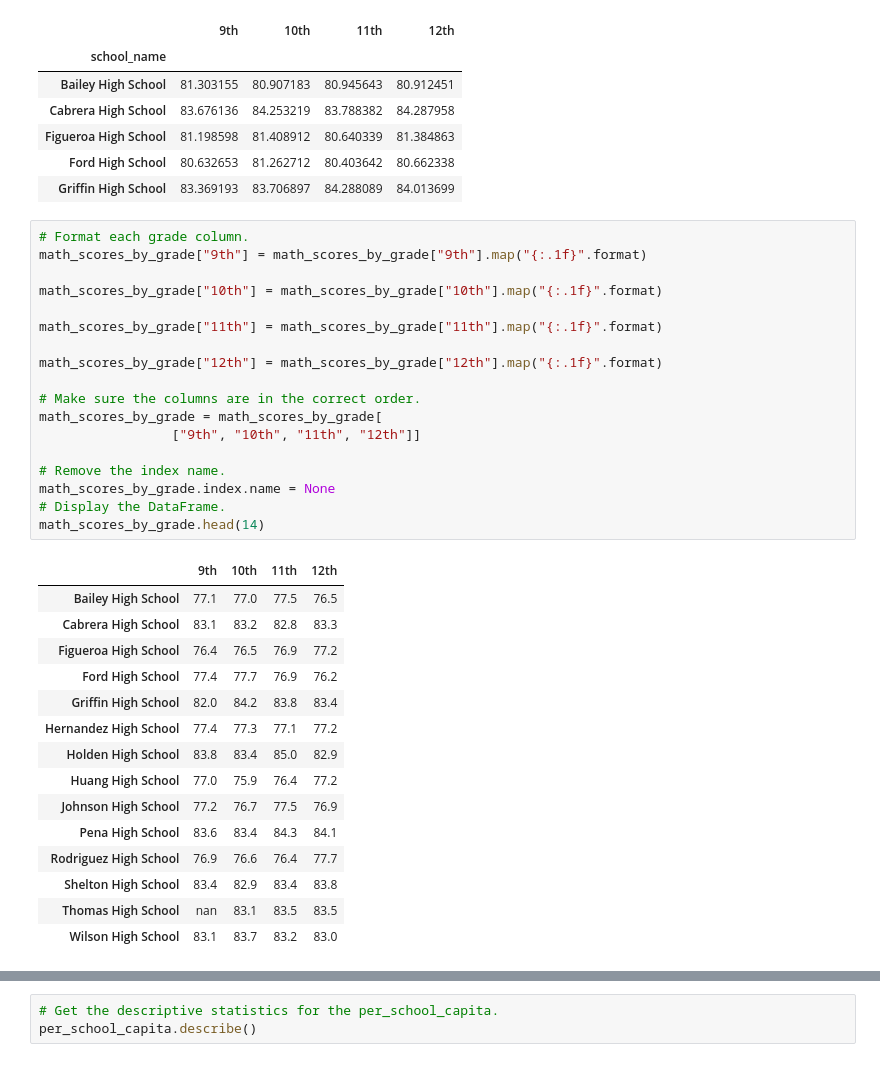
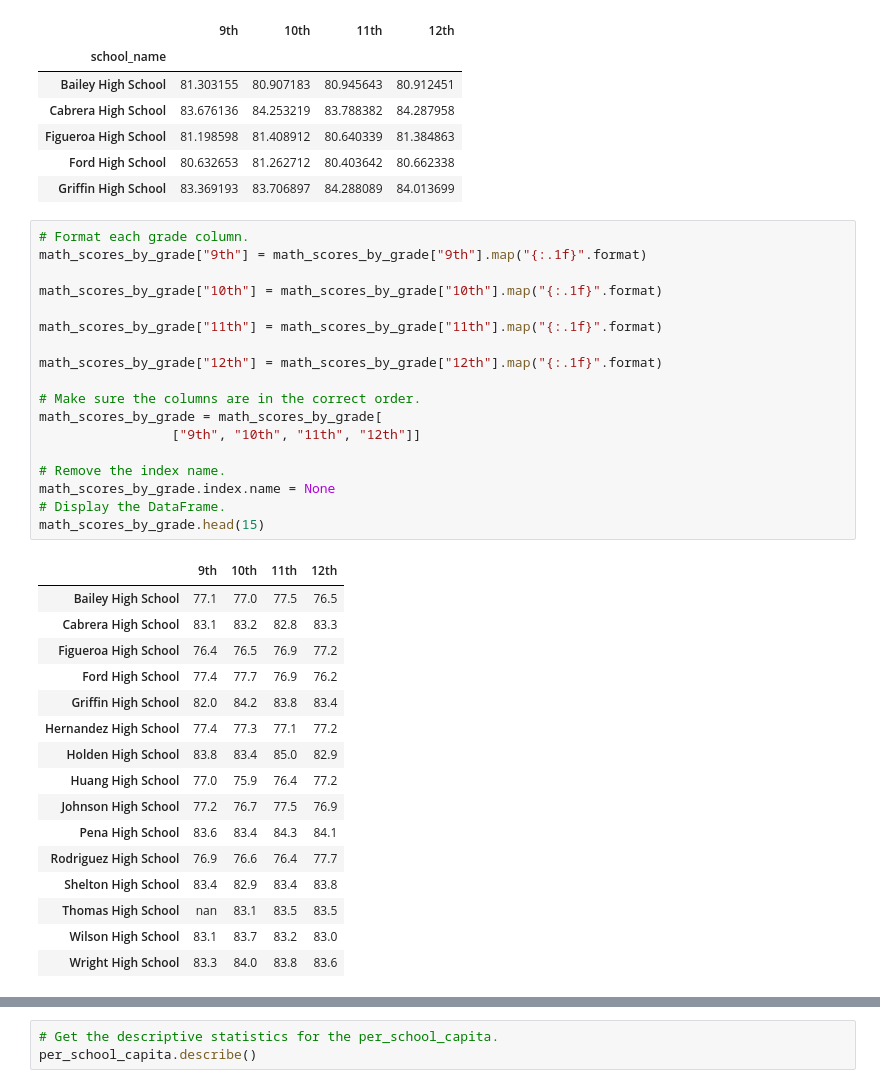
Before and after one commit to tarajarell/School_District_Analysis, a Jupyter notebook: PyCitySchools_Challenge.ipynb, the cells around one changed output, grey strips where cells are left out. Drawn from its saved outputs; the diff is of its cells as text.

```diff
--- a/PyCitySchools_Challenge.ipynb
+++ b/PyCitySchools_Challenge.ipynb
@@ -380,34 +382,35 @@ math_scores_by_grade["9th"] = math_scores_by_grade["9th"].map("{:.1f}".format)
 
 math_scores_by_grade["10th"] = math_scores_by_grade["10th"].map("{:.1f}".format)
 
 math_scores_by_grade["11th"] = math_scores_by_grade["11th"].map("{:.1f}".format)
 
 math_scores_by_grade["12th"] = math_scores_by_grade["12th"].map("{:.1f}".format)
 
 # Make sure the columns are in the correct order.
 math_scores_by_grade = math_scores_by_grade[
                  ["9th", "10th", "11th", "12th"]]
 
 # Remove the index name.
 math_scores_by_grade.index.name = None
 # Display the DataFrame.
-math_scores_by_grade.head(14)
+math_scores_by_grade.head(15)
 # %% [output]
 |  | 9th | 10th | 11th | 12th |
 | Bailey High School | 77.1 | 77.0 | 77.5 | 76.5 |
 | Cabrera High School | 83.1 | 83.2 | 82.8 | 83.3 |
 | Figueroa High School | 76.4 | 76.5 | 76.9 | 77.2 |
 | Ford High School | 77.4 | 77.7 | 76.9 | 76.2 |
 | Griffin High School | 82.0 | 84.2 | 83.8 | 83.4 |
 | Hernandez High School | 77.4 | 77.3 | 77.1 | 77.2 |
 | Holden High School | 83.8 | 83.4 | 85.0 | 82.9 |
 | Huang High School | 77.0 | 75.9 | 76.4 | 77.2 |
 | Johnson High School | 77.2 | 76.7 | 77.5 | 76.9 |
 | Pena High School | 83.6 | 83.4 | 84.3 | 84.1 |
 | Rodriguez High School | 76.9 | 76.6 | 76.4 | 77.7 |
 | Shelton High School | 83.4 | 82.9 | 83.4 | 83.8 |
 | Thomas High School | nan | 83.1 | 83.5 | 83.5 |
 | Wilson High School | 83.1 | 83.7 | 83.2 | 83.0 |
+| Wright High School | 83.3 | 84.0 | 83.8 | 83.6 |
 # %%
 # Format each grade column.
 reading_scores_by_grade["9th"] = reading_scores_by_grade["9th"].map("{:,.1f}".format)
```
Also changed, not shown: parts of 3 cells of this notebook, 3 other files.
